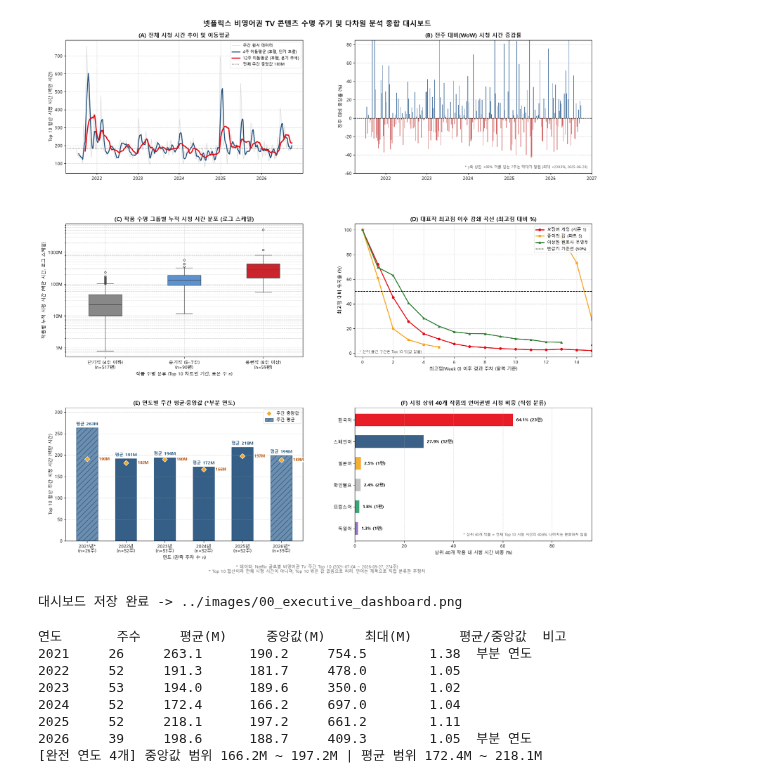
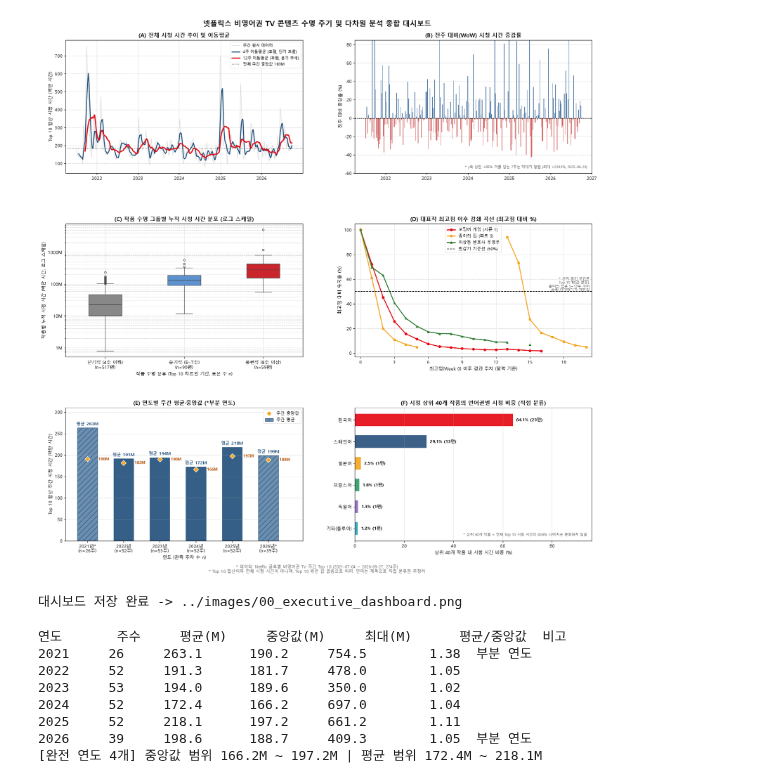
Before and after one commit to love4xox/netflix-content-lifecycle, a Jupyter notebook: notebooks/04_report_visualization.ipynb, the cells around one changed output. Saved outputs shown, nothing was run; the diff lists cells and outputs as text; code cells hidden in the pictures.

```diff
--- a/notebooks/04_report_visualization.ipynb
+++ b/notebooks/04_report_visualization.ipynb
@@ -17,7 +17,7 @@ import warnings
 import matplotlib.pyplot as plt
 import pandas as pd
 import seaborn as sns
-from matplotlib.ticker import FuncFormatter
+from matplotlib.ticker import FuncFormatter, MaxNLocator
 
 warnings.filterwarnings("ignore")
 
@@ -40,12 +40,12 @@ LANG = {
     "Love Next Door": "한국어", "My Demon": "한국어", "The Accident": "스페인어", "Dynamite Kiss": "한국어",
     "Hometown Cha-Cha-Cha": "한국어", "Yo soy Betty, la fea": "스페인어", "The Empress": "독일어",
     "When the Phone Rings": "한국어", "Business Proposal": "한국어", "Physical: 100": "한국어",
-    "Can This Love Be Translate": "한국어", "The Polygamist": "확인필요", "The Surrogacy": "확인필요",
+    "Can This Love Be Translate": "한국어", "The Polygamist": "기타(줄루어)", "The Surrogacy": "스페인어",
     "Welcome to Eden": "스페인어",
 }
 LANG_COLORS = {"한국어": "#E50914", "스페인어": "#2B547E", "일본어": "#F5A623", "프랑스어": "#2E9E6B",
-               "독일어": "#8E6BBF", "확인필요": "#BBBBBB"}
-LANG_ORDER = ["한국어", "스페인어", "일본어", "프랑스어", "독일어", "확인필요"]
+               "독일어": "#8E6BBF", "기타(줄루어)": "#2AA7B8", "확인필요": "#BBBBBB"}
+LANG_ORDER = ["한국어", "스페인어", "일본어", "프랑스어", "독일어", "기타(줄루어)", "확인필요"]
 fmt_m = FuncFormatter(lambda v, _: f"{v / 1e6:g}M")
 
 # 1. 데이터
@@ -152,17 +152,22 @@ ax4 = axes[1, 1]
 target_series = [("Squid Game", "오징어 게임 (시즌 1)", "#E50914", "o"),
                  ("Money Heist", "종이의 집 (파트 5)", "#F5A623", "s"),
                  ("Extraordinary Attorney Woo", "이상한 변호사 우영우", "#2E7D32", "^")]
+x_max_d = 0
 for orig_title, kor_title, col, m in target_series:
     sub = df_decay_post[df_decay_post["show_title"] == orig_title]
     ax4.plot(sub["weeks_since_peak"], sub["normalized_pct"], label=kor_title, color=col, marker=m, linewidth=2, markersize=5)
+    if len(sub):
+        x_max_d = max(x_max_d, sub["weeks_since_peak"].max())
 ax4.axhline(50, color="black", linestyle="--", linewidth=1.2, label="반감기 기준선 (50%)")
 ax4.set_title("(D) 대표작 최고점 이후 감쇄 곡선 (최고점 대비 %)", fontsize=12, fontweight="bold")
 ax4.set_xlabel("최고점(Week 0) 이후 경과 주차 (달력 기준)", fontsize=10)
 ax4.set_ylabel("최고점 대비 유지율 (%)", fontsize=10)
-ax4.set_xlim(-0.5, 15)
-ax4.legend(loc="upper right", frameon=True, facecolor="white", edgecolor="#DDDDDD", fontsize=9)
+ax4.xaxis.set_major_locator(MaxNLocator(integer=True))   # 경과 주차는 정수 눈금(2.5주 같은 눈금 방지)
+ax4.set_xlim(-0.5, x_max_d + 0.5)       # 가장 늦게 끝나는 작품까지 보이게 (종이의 집 2차 정점 포함)
+ax4.legend(loc="upper center", frameon=True, facecolor="white", edgecolor="#DDDDDD", fontsize=9)
 ax4.grid(True, linestyle="--", alpha=0.5)
-ax4.text(0.02, 0.03, "* 선이 끊긴 구간은 Top 10 밖(값 없음)", transform=ax4.transAxes, fontsize=8, color="#666666", style="italic")
+ax4.text(0.99, 0.60, "* 선이 끊긴 구간은\nTop 10 밖(값 없음).\n종이의 집은 5~13주 사이\n순위 밖이었다가 재진입", transform=ax4.transAxes,
+         ha="right", va="top", fontsize=8, color="#666666", style="italic")
 
 # (E)
 ax5 = axes[2, 0]
@@ -175,6 +180,7 @@ for patch, p in zip(ax5.patches, yearly["partial"]):
 ax5.plot(labels_e, yearly["median_m"], "D", color="#F5A623", markersize=8, markeredgecolor="white", zorder=5, label="주간 중앙값")
 ymax_e = max(yearly["mean_m"].max(), yearly["median_m"].max())
 ax5.set_ylim(0, ymax_e * 1.18)
+ax5.set_xlim(-0.6, len(labels_e) - 1 + 0.95)   # 마지막 막대 옆 중앙값 라벨이 잘리지 않게
 for patch, med in zip(ax5.patches, yearly["median_m"]):
     h = patch.get_height()
     ax5.text(patch.get_x() + patch.get_width() / 2, h + ymax_e * 0.015, f"평균 {h:.0f}M", ha="center", va="bottom",
@@ -187,34 +193,34 @@ ax5.set_ylabel("Top 10 합산 주간 시청 시간 (백만 시간)", fontsize=10
 ax5.grid(True, linestyle="--", alpha=0.5, axis="y")
 ax5.legend(loc="upper right", frameon=True, facecolor="white", edgecolor="#DDDDDD", fontsize=9)
 
 # (F)
 ax6 = axes[2, 1]
 order_f = lang_pct.sort_values(ascending=True).index
 bars6 = ax6.barh(order_f, lang_pct[order_f], color=[LANG_COLORS[l] for l in order_f], height=0.58, alpha=0.92)
 ax6.set_xlim(0, max(lang_pct.max() * 1.5, 10))
 for bar, lang in zip(bars6, order_f):
     ax6.text(bar.get_width() + lang_pct.max() * 0.02, bar.get_y() + bar.get_height() / 2,
              f"{lang_pct[lang]:.1f}% ({int(lang_count[lang])}편)", va="center", ha="left", fontsize=9.5, fontweight="bold")
 ax6.set_title(f"(F) 시청 상위 {TOP_N}개 작품의 언어권별 시청 비중 (직접 분류)", fontsize=12, fontweight="bold")
 ax6.set_xlabel(f"상위 {TOP_N}개 작품 내 시청 시간 비중 (%)", fontsize=10)
 ax6.grid(True, linestyle="--", alpha=0.5, axis="x")
 ax6.text(0.98, 0.03, f"* 상위 {TOP_N}개 작품 = 전체 Top 10 시청 시간의 {coverage:.1f}%. 나머지는 분류하지 않음",
          transform=ax6.transAxes, ha="right", va="bottom", fontsize=8, color="#666666", style="italic")
 
 n_weeks = macro["week"].nunique()
 plt.suptitle("넷플릭스 비영어권 TV 콘텐츠 수명 주기 및 다차원 분석 종합 대시보드", fontsize=16, fontweight="bold", y=0.985)
 fig.text(0.5, 0.012,
          f"* 데이터: Netflix 글로벌 비영어권 TV 주간 Top 10 ({macro['week'].min().date()} ~ {macro['week'].max().date()}, {n_weeks}주)\n"
          "* Top 10 합산이라 전체 시청 시간이 아니며, Top 10 밖은 값 없음으로 처리. 언어는 제목으로 직접 분류한 추정치",
          ha="center", va="bottom", fontsize=9, color="#666666", style="italic")
 
 out_path = "../images/00_executive_dashboard.png"
 os.makedirs(os.path.dirname(out_path), exist_ok=True)
 plt.savefig(out_path, dpi=300, bbox_inches="tight")
 plt.show()
 print(f"대시보드 저장 완료 -> {out_path}")
 # %% [output]
-[figure, old version]
+[figure, new version]
 대시보드 저장 완료 -> ../images/00_executive_dashboard.png
 # %%
 """
```
Also changed, not shown: 10 other files.
